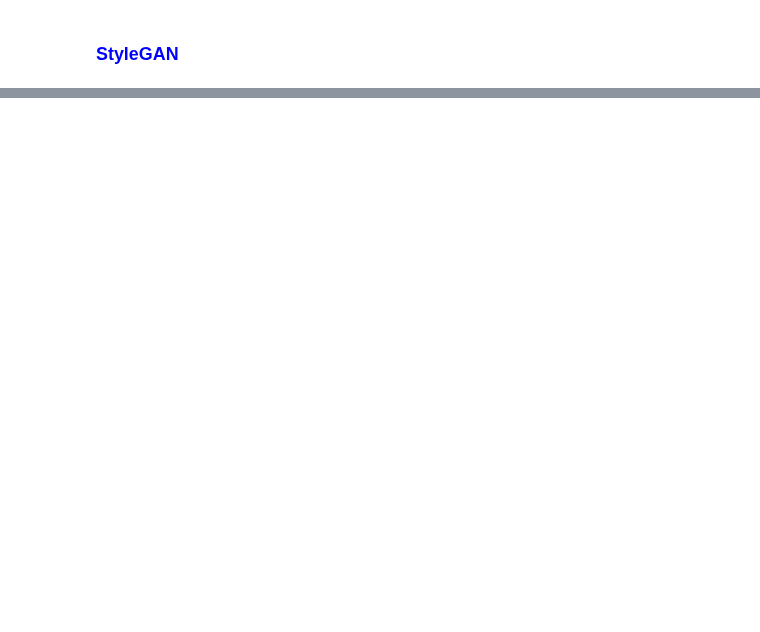
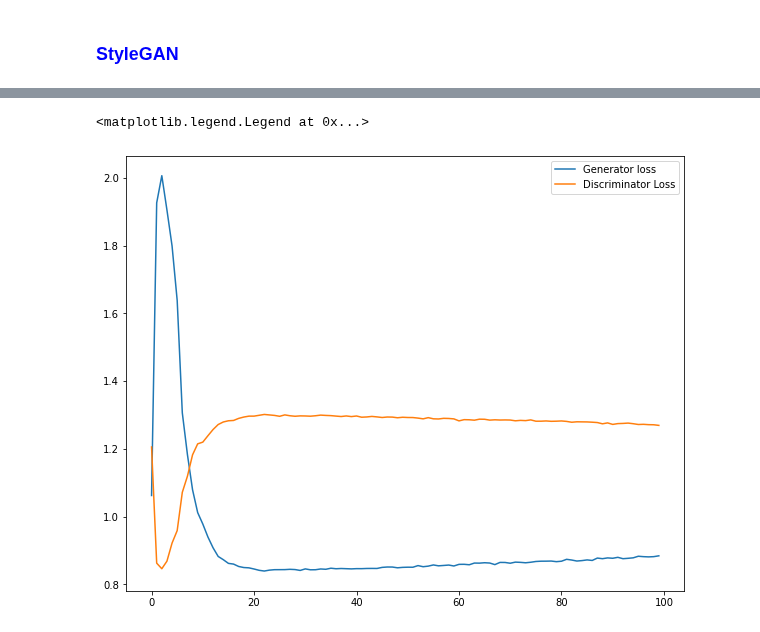
Before and after one commit to AprendizajeProfundo/Diplomado-Avanzado, a Jupyter notebook: Visión Artificial/Cuadernos/redes_generativas_adversarias.ipynb, the cells around one changed output, grey strips where cells are left out. Cells and saved outputs as stored; diff of their text form; code cells hidden in the pictures; blank space fills up the shorter version.

```diff
--- a/Visión Artificial/Cuadernos/redes_generativas_adversarias.ipynb
+++ b/Visión Artificial/Cuadernos/redes_generativas_adversarias.ipynb
@@ -216,0 +306,33 @@ Comenzaremos con un proyecto sencillo para comprender la estructura básica de u
+# %%
+def generator_train_step(fake_data):
+    g_optimizer.zero_grad() #reiniciamos los gradientes
+    prediction = discriminator(fake_data) #predecimos sobre los datos falsos con el discriminador
+    #definimos el valor esperado como 1, ya que queremos los casos en los que el discriminador falló en diferenciar
+    error = loss(prediction, torch.ones(len(real_data), 1).to(device))
+    error.backward()
+    g_optimizer.step()
+    return error
+# %%
+d_losses = []
+g_losses = []
+
+for epoch in range(100):
+    N = len(train_loader)
+    d_loss_epoch = 0.0
+    g_loss_epoch = 0.0
+    for i, (images, _) in enumerate(train_loader):
+        real_data = images.view(len(images), -1).to(device)
+        fake_data = generator(noise(len(real_data))).to(device)
+        fake_data = fake_data.detach()
+        d_loss = discriminator_train_step(real_data, fake_data)
+        fake_data = generator(noise(len(real_data))).to(device)
+        g_loss = generator_train_step(fake_data)
+        d_loss_epoch += d_loss
+        g_loss_epoch += g_loss
+        if i % 100 == 0 or i == N:
+            print('[{}/{}, {}/{}] D_loss: {:.3f} G_loss: {:.3f}'
+                  .format(epoch, 100, i, len(train_loader), d_loss.item(), g_loss.item()))
+    d_losses.append(d_loss_epoch/N)
+    g_losses.append(g_loss_epoch/N)
+    print('Epoch {} D_loss_avg: {:.3f} G_loss_avg: {:.3f}'
+          .format(epoch, d_losses[-1], g_losses[-1]))
@@ -216,0 +357,14 @@ Comenzaremos con un proyecto sencillo para comprender la estructura básica de u
+# %%
+g_losses=[x.detach().numpy() for x in g_losses]
+d_losses=[x.detach().numpy() for x in d_losses]
+# %%
+import matplotlib.pyplot as plt
+import matplotlib.gridspec as gridspec
+
+plt.figure()
+plt.plot(g_losses, label='Generator loss')
+plt.plot(d_losses, label='Discriminator Loss')
+plt.legend()
+# %% [output]
+<matplotlib.legend.Legend at 0x...>
+[figure, added]
```
Also changed, not shown: parts of 13 cells of this notebook.
